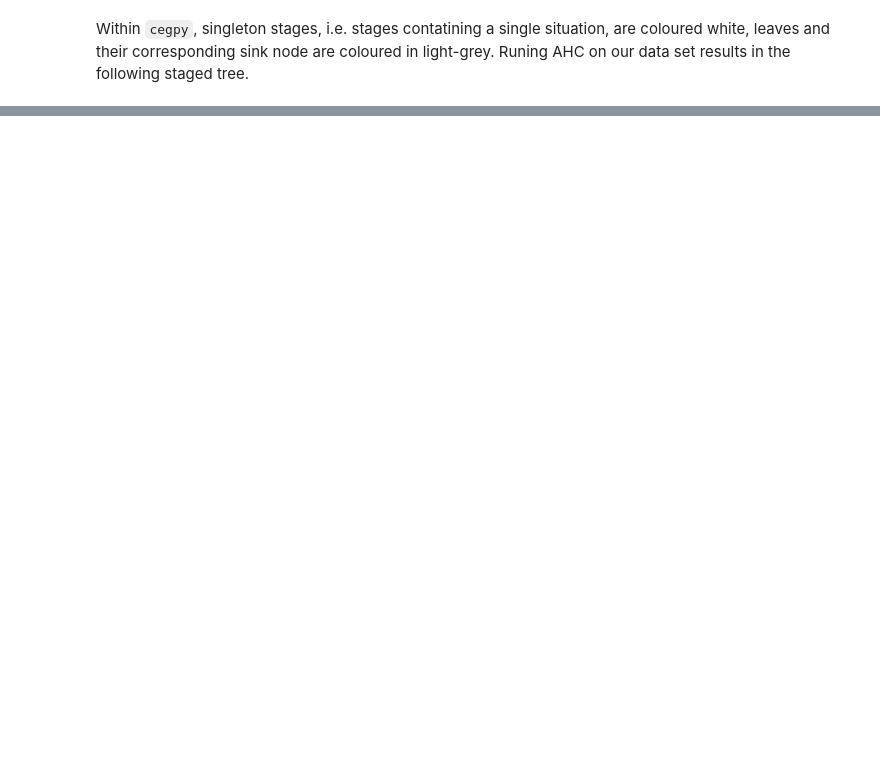
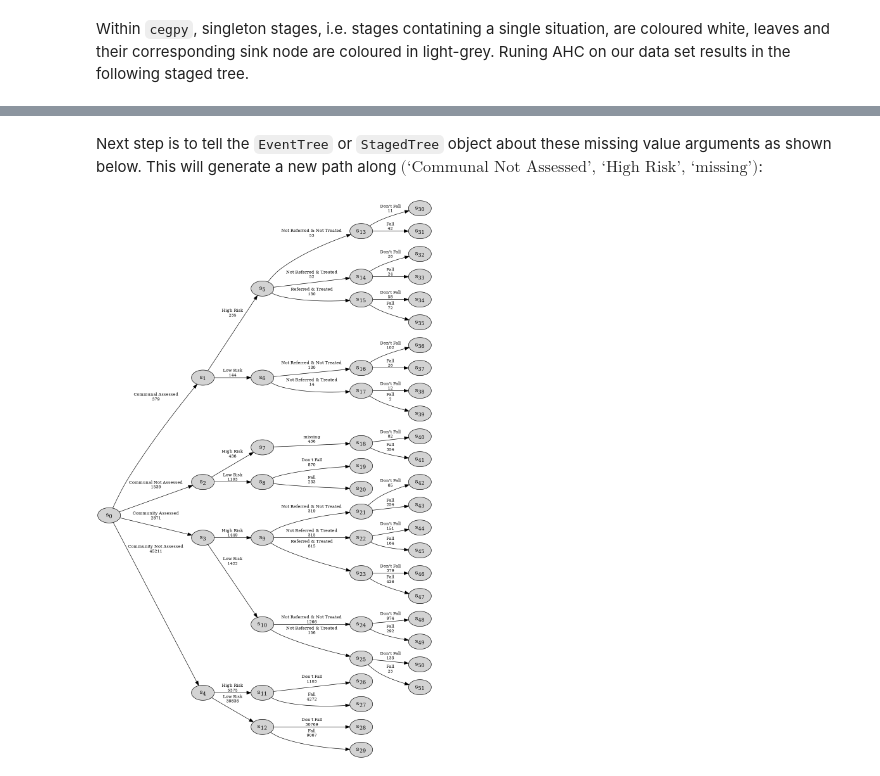
Before and after one commit to g-walley/cegpy, a Jupyter notebook: docs/quickstart/quickstart_staged_tree_notebook.ipynb, the cells around one changed output, grey strips where cells are left out. Saved outputs shown, nothing was run; the diff lists cells and outputs as text; code cells hidden in the pictures; blank space fills up the shorter version.

```diff
--- a/docs/quickstart/quickstart_staged_tree_notebook.ipynb
+++ b/docs/quickstart/quickstart_staged_tree_notebook.ipynb
@@ -66,0 +186,3 @@ Image(g.create_png())
+# %%
+idx = (df.HousingAssessment == 'Communal Not Assessed') & (df.Risk == 'High Risk')
+df[idx]
@@ -66,0 +207,11 @@ Image(g.create_png())
+# %%
+df.loc[idx, 'Treatment'] = 'samp_miss'
+# %% [markdown]
+Next step is to tell the `EventTree` or `StagedTree` object about these missing value arguments as shown below. This will generate a new path along $\text{(`Communal Not Assessed', `High Risk', `missing')}$:
+# %%
+et2 = EventTree(df,
+    missing_label='samp_miss',
+)
+et2.create_figure()
+# %% [output]
+[figure, added]
```
Also changed, not shown: parts of 30 cells of this notebook.
